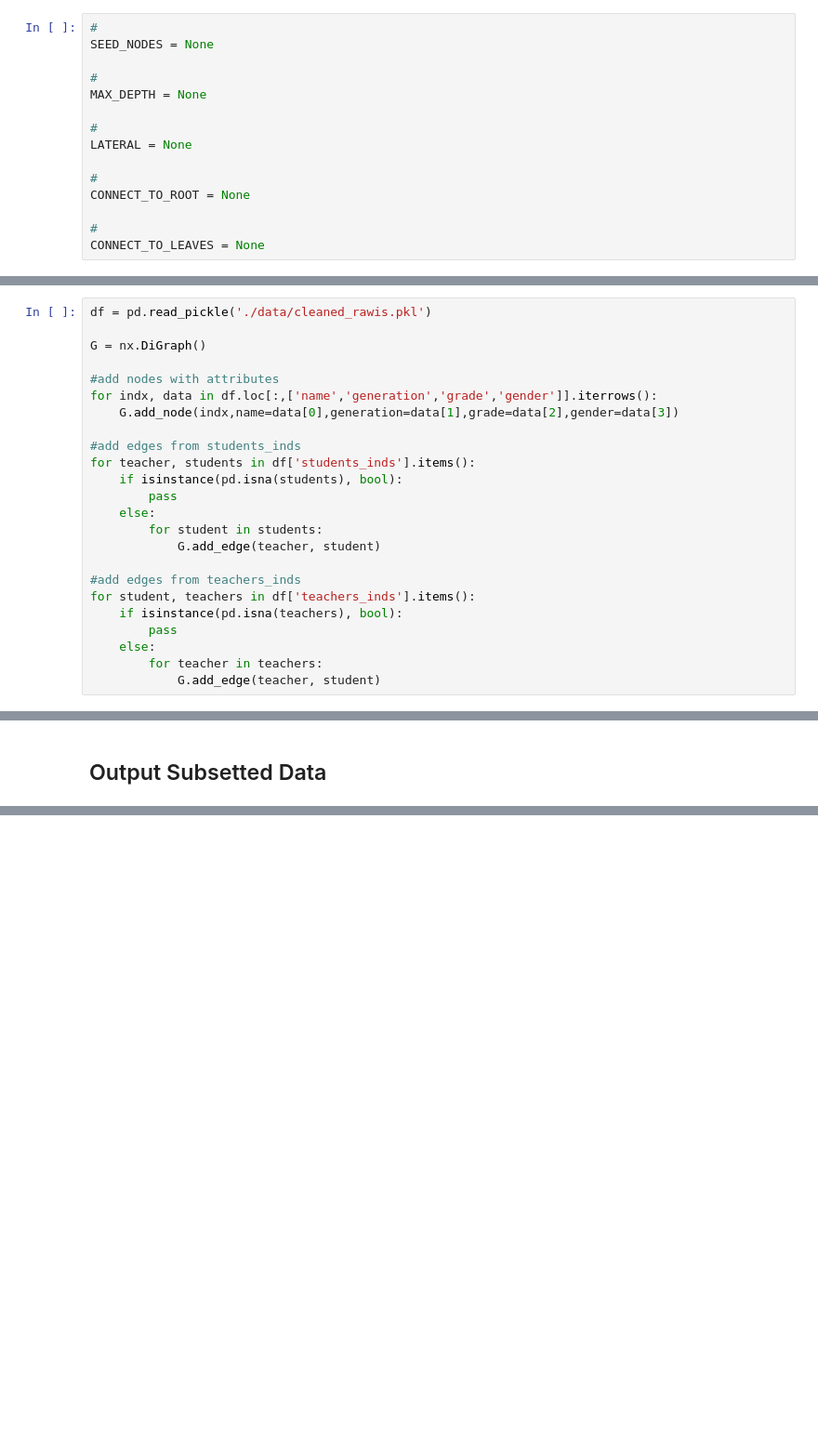
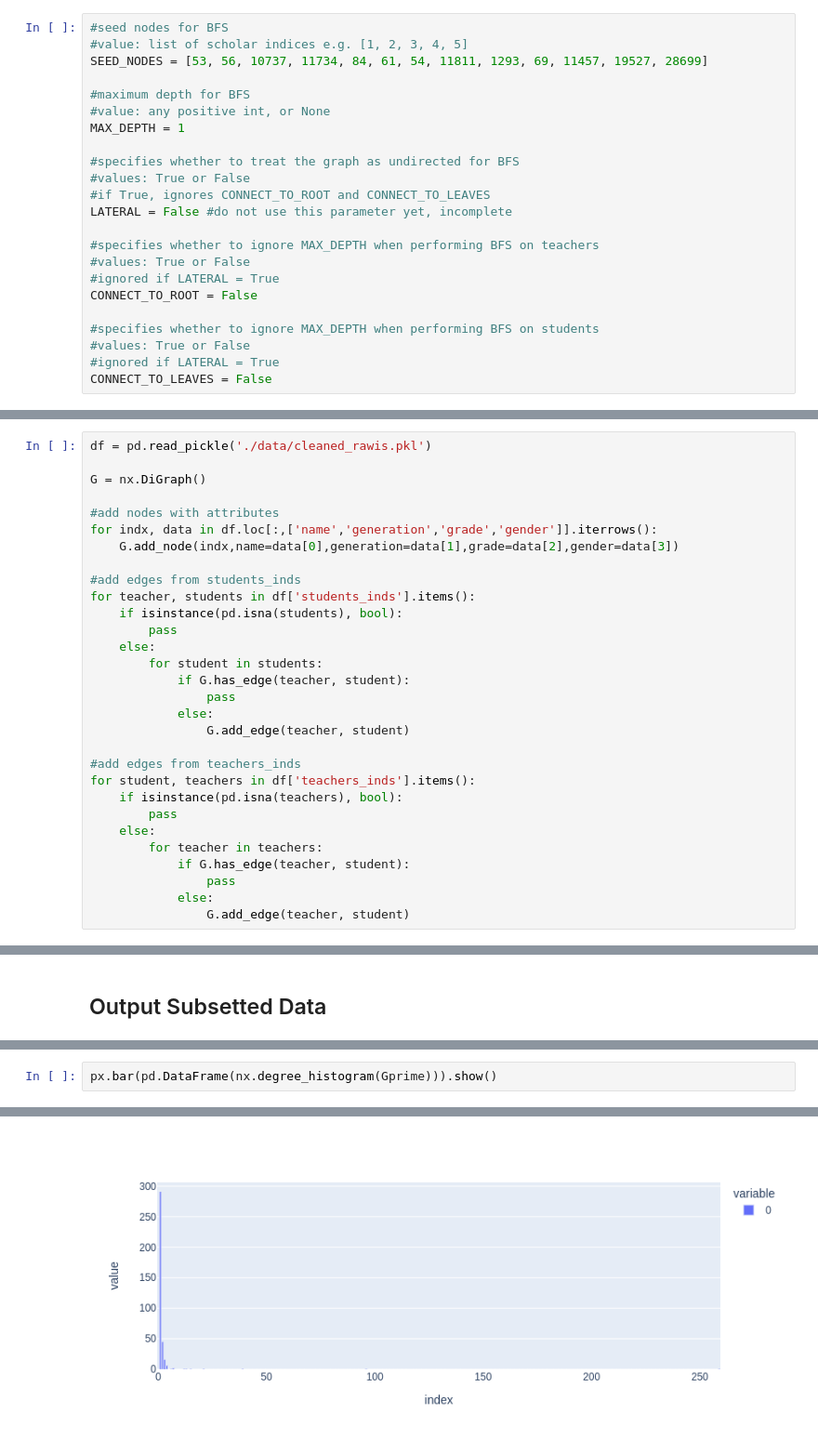
Before and after one commit to muhaddithat/muhaddithat-networks, a Jupyter notebook: extract_subgraph.ipynb, the cells around one changed output, grey strips where cells are left out. Shown at 93% size. Cells and saved outputs as stored; diff of their text form; blank space fills up the shorter version.

Commit message:
update subgraph extraction (incomplete)

```diff
--- a/extract_subgraph.ipynb
+++ b/extract_subgraph.ipynb
@@ -8,20 +9,28 @@ Since our dataset is very large, we want to select some subgraph based on our na
 
 ## Parameters
 # %%
-#
-SEED_NODES = None
+#seed nodes for BFS
+#value: list of scholar indices e.g. [1, 2, 3, 4, 5]
+SEED_NODES = [53, 56, 10737, 11734, 84, 61, 54, 11811, 1293, 69, 11457, 19527, 28699]
 
-#
-MAX_DEPTH = None
+#maximum depth for BFS
+#value: any positive int, or None
+MAX_DEPTH = 1
 
-#
-LATERAL = None
+#specifies whether to treat the graph as undirected for BFS
+#values: True or False
+#if True, ignores CONNECT_TO_ROOT and CONNECT_TO_LEAVES
+LATERAL = False #do not use this parameter yet, incomplete
 
-#
-CONNECT_TO_ROOT = None
+#specifies whether to ignore MAX_DEPTH when performing BFS on teachers
+#values: True or False
+#ignored if LATERAL = True
+CONNECT_TO_ROOT = False
 
-#
-CONNECT_TO_LEAVES = None
+#specifies whether to ignore MAX_DEPTH when performing BFS on students
+#values: True or False
+#ignored if LATERAL = True
+CONNECT_TO_LEAVES = False
 # %% [markdown]
 ## Load Data into NetworkX
 
@@ -41,7 +50,10 @@ for teacher, students in df['students_inds'].items():
         pass
     else:
         for student in students:
-            G.add_edge(teacher, student)
+            if G.has_edge(teacher, student):
+                pass
+            else:
+                G.add_edge(teacher, student)
 
 #add edges from teachers_inds
 for student, teachers in df['teachers_inds'].items():
@@ -49,7 +61,10 @@ for student, teachers in df['teachers_inds'].items():
         pass
     else:
         for teacher in teachers:
-            G.add_edge(teacher, student)
+            if G.has_edge(teacher, student):
+                pass
+            else:
+                G.add_edge(teacher, student)
 # %% [markdown]
 ## Perform Extraction via BFS
 # %%
@@ -60,0 +150,3 @@ G
+# %%
+px.bar(pd.DataFrame(nx.degree_histogram(Gprime))).show()
+# %% [output]
@@ -60,0 +154 @@ G
+[figure, added]
```
Also changed, not shown: parts of 8 cells of this notebook.
